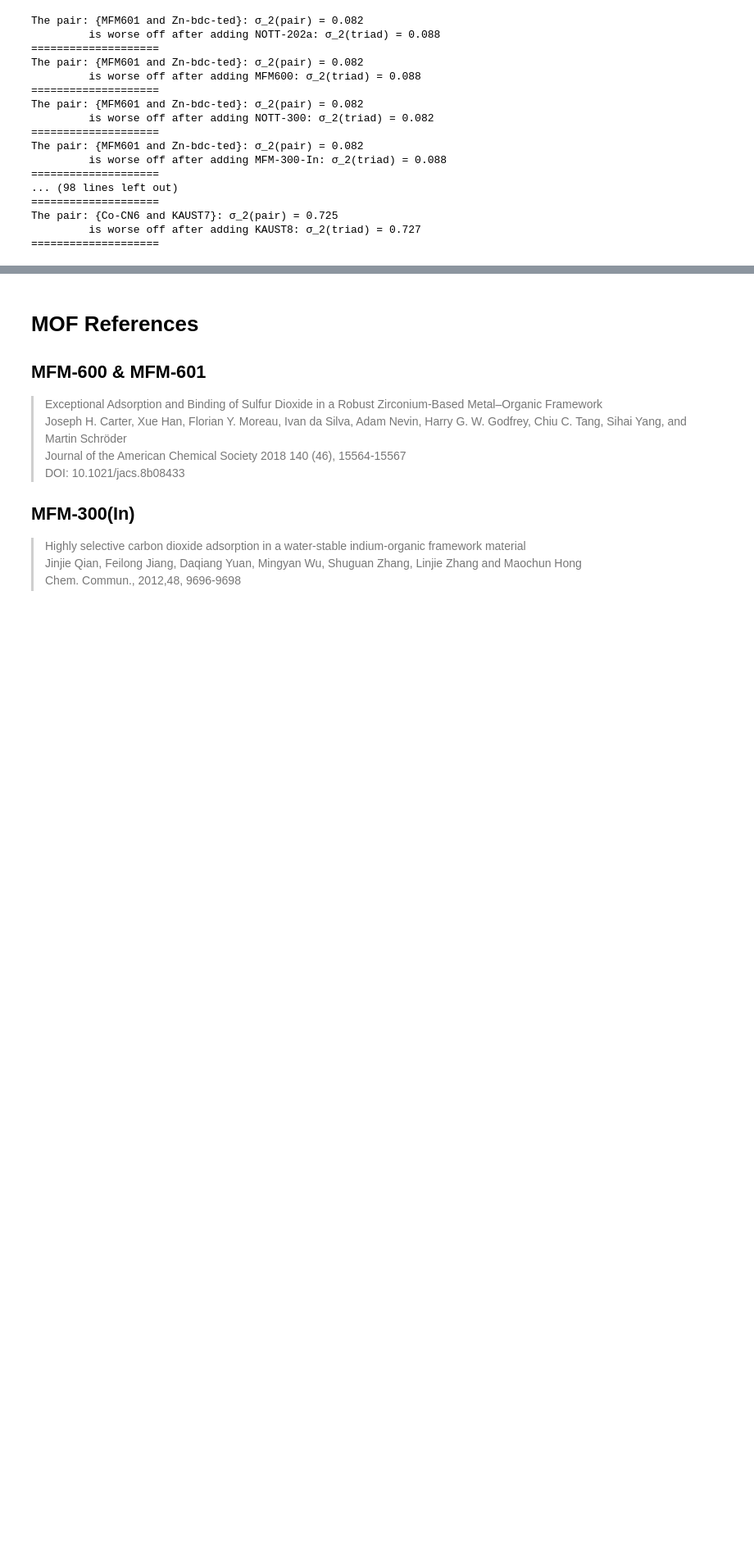
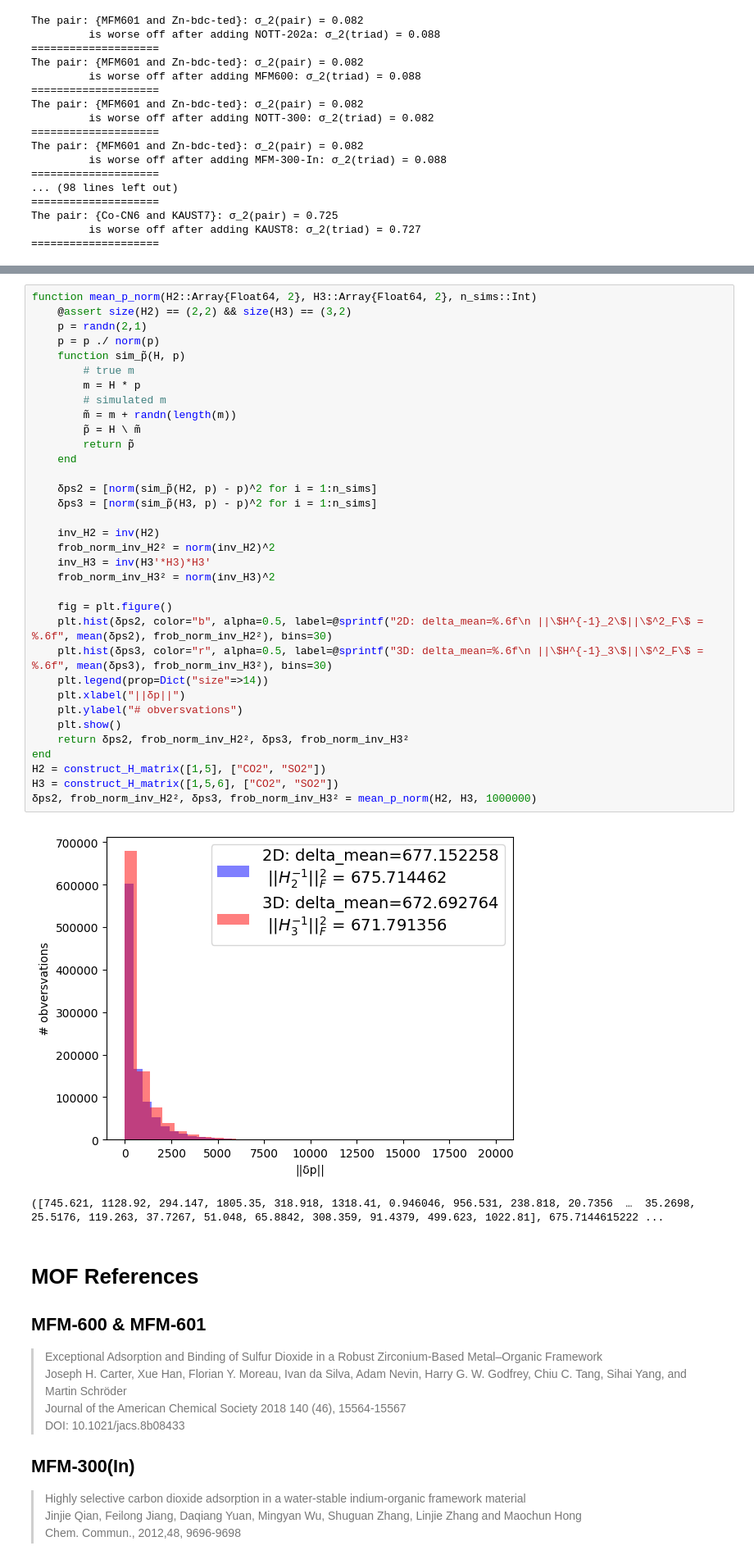
Before and after one commit to SimonEnsemble/sensor_arrays, a Jupyter notebook: src/Sensing.ipynb, the cells around one changed output, grey strips where cells are left out. Shown at 82% size. Saved outputs shown, nothing was run; the diff lists cells and outputs as text; blank space fills up the shorter version.

```diff
--- a/src/Sensing.ipynb
+++ b/src/Sensing.ipynb
@@ -790,3 +798,40 @@ The pair: {Co-CN6 and KAUST7}: σ_2(pair) = 0.725
+# %%
+function mean_p_norm(H2::Array{Float64, 2}, H3::Array{Float64, 2}, n_sims::Int)
+    @assert size(H2) == (2,2) && size(H3) == (3,2)
+    p = randn(2,1)
+    p = p ./ norm(p)
+    function sim_p̃(H, p)
+        # true m
+        m = H * p
+        # simulated m
+        m̃ = m + randn(length(m))
+        p̃ = H \ m̃
+        return p̃
+    end
+
+    δps2 = [norm(sim_p̃(H2, p) - p)^2 for i = 1:n_sims]
+    δps3 = [norm(sim_p̃(H3, p) - p)^2 for i = 1:n_sims]
+
+    inv_H2 = inv(H2)
+    frob_norm_inv_H2² = norm(inv_H2)^2
+    inv_H3 = inv(H3'*H3)*H3'
+    frob_norm_inv_H3² = norm(inv_H3)^2
+
+    fig = plt.figure()
+    plt.hist(δps2, color="b", alpha=0.5, label=@sprintf("2D: delta_mean=%.6f\n ||\$H^{-1}_2\$||\$^2_F\$ = %.6f", mean(δps2), frob_norm_inv_H2²), bins=30)
+    plt.hist(δps3, color="r", alpha=0.5, label=@sprintf("3D: delta_mean=%.6f\n ||\$H^{-1}_3\$||\$^2_F\$ = %.6f", mean(δps3), frob_norm_inv_H3²), bins=30)
+    plt.legend(prop=Dict("size"=>14))
+    plt.xlabel("||δp||")
+    plt.ylabel("# obversvations")
+    plt.show()
+    return δps2, frob_norm_inv_H2², δps3, frob_norm_inv_H3²
+end
+H2 = construct_H_matrix([1,5], ["CO2", "SO2"])
+H3 = construct_H_matrix([1,5,6], ["CO2", "SO2"])
+δps2, frob_norm_inv_H2², δps3, frob_norm_inv_H3² = mean_p_norm(H2, H3, 1000000)
+# %% [output]
+[figure, added]
+([745.621, 1128.92, 294.147, 1805.35, 318.918, 1318.41, 0.946046, 956.531, 238.818, 20.7356  …  35.2698, 25.5176, 119.263, 37.7267, 51.048, 65.8842, 308.359, 91.4379, 499.623, 1022.81], 675.7144615222 ...
 # %% [markdown]
 <a id='ref_list'></a>
 # **MOF References**
```
Also changed, not shown: parts of 3 cells of this notebook.
